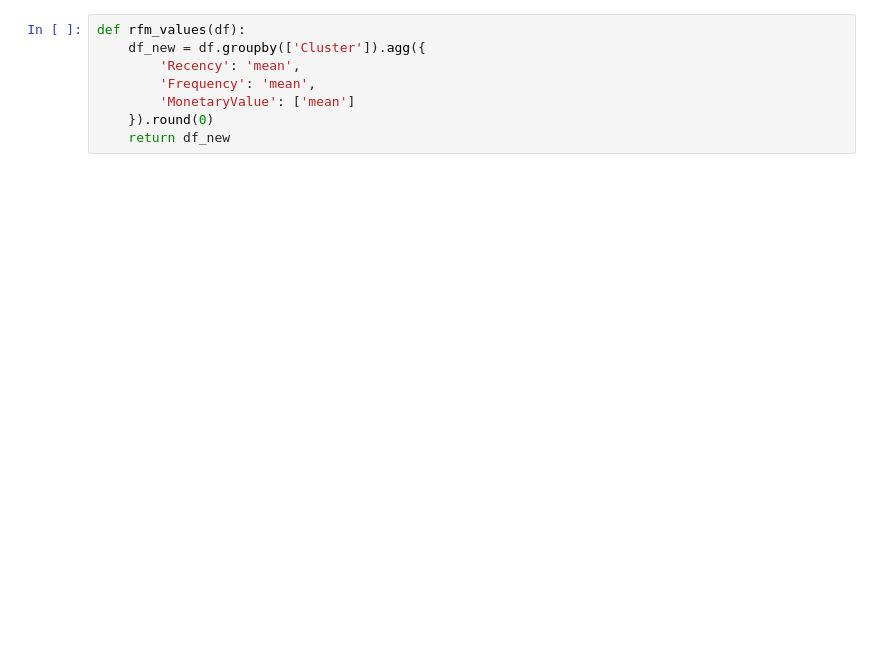
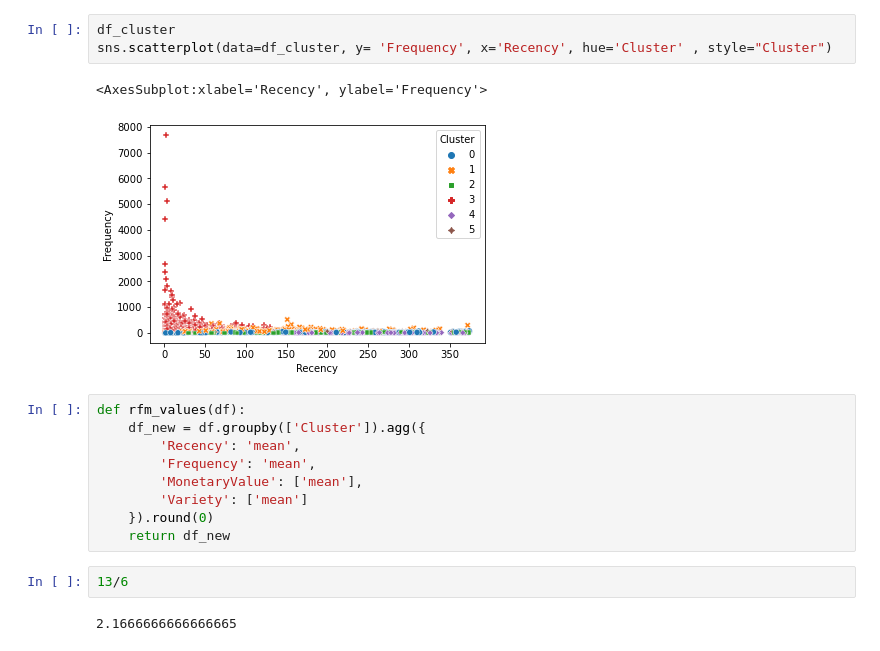
Before and after one commit to frandak2/online_retail_analysis, a Jupyter notebook: notebooks/Cluster_analysis.ipynb, the cells around one changed output. Saved outputs shown, nothing was run; the diff lists cells and outputs as text; blank space fills up the shorter version.

```diff
--- a/notebooks/Cluster_analysis.ipynb
+++ b/notebooks/Cluster_analysis.ipynb
@@ -27,10 +68,21 @@ plt.show()
+# %%
+df_cluster
+sns.scatterplot(data=df_cluster, y= 'Frequency', x='Recency', hue='Cluster' , style="Cluster")
+# %% [output]
+<AxesSubplot:xlabel='Recency', ylabel='Frequency'>
+[figure, added]
 # %%
 def rfm_values(df):
     df_new = df.groupby(['Cluster']).agg({
         'Recency': 'mean',
         'Frequency': 'mean',
-        'MonetaryValue': ['mean']
+        'MonetaryValue': ['mean'],
+        'Variety': ['mean']
     }).round(0)
     return df_new
+# %%
+13/6
+# %% [output]
+2.1666666666666665
 # %%
 # rfm_values(df_cluster).reset_index()
```
Also changed, not shown: parts of 12 cells of this notebook, 7 other files.
